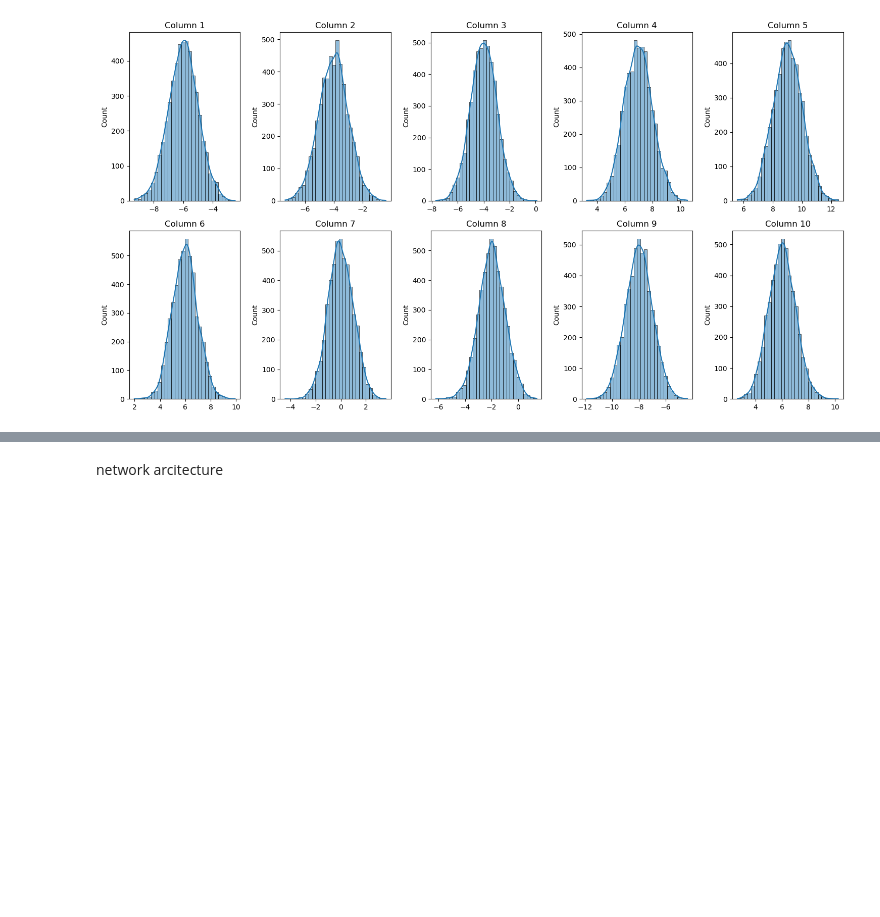
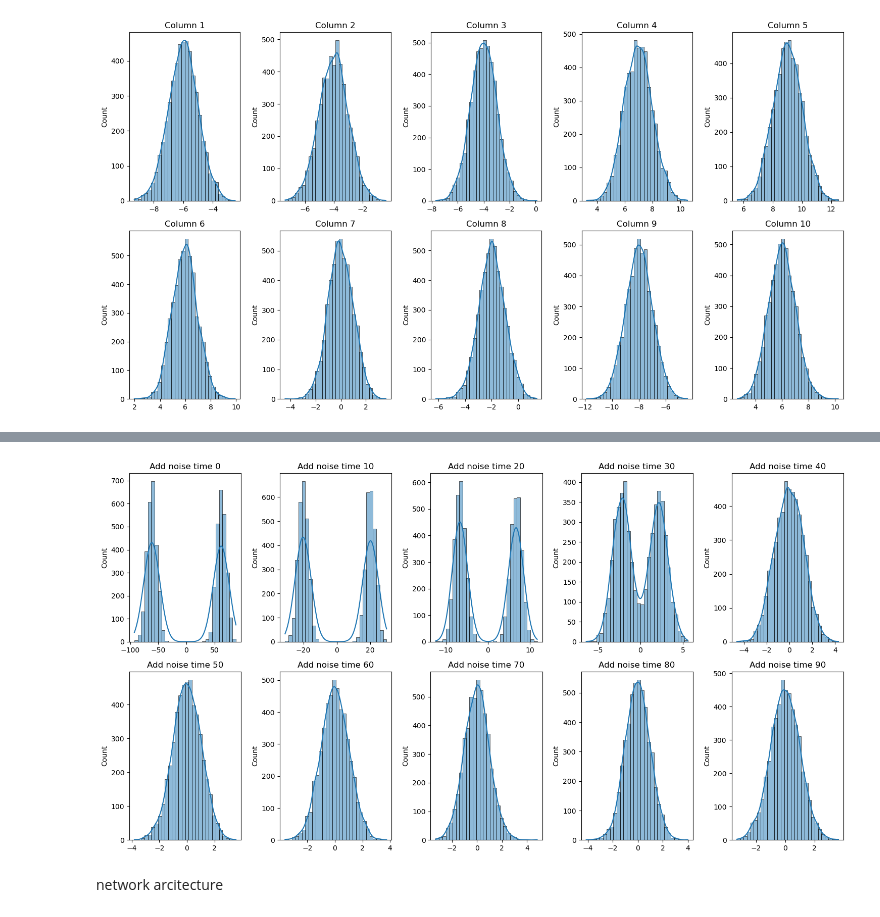
Before and after one commit to miluosi/diffusion-for-learning, a Jupyter notebook: ddpm example.ipynb, the cells around one changed output, grey strips where cells are left out. Drawn from its saved outputs; the diff is of its cells as text; code cells hidden in the pictures; blank space fills up the shorter version.

```diff
--- a/ddpm example.ipynb
+++ b/ddpm example.ipynb
@@ -48,3 +77,20 @@ plt.show()
+# %%
+data2 = np.array(data2)
+alpha_list = [0.8 for i in range(100)]
+
+fig, axes = plt.subplots(2, 5, figsize=(15, 8))
+axes = axes.flatten()
+
+for idx, alpha in enumerate(alpha_list):
+    data2 = np.sqrt(alpha) * data2 + np.sqrt(1-alpha) * np.random.randn(5000)
+    if idx % 10 == 0:
+        sns.histplot(data2, kde=True, bins=30, ax=axes[idx // 10])
+        axes[idx // 10].set_title(f'Add noise time {idx}')
+
+plt.tight_layout()
+plt.show()
+# %% [output]
+[figure, added]
 # %% [markdown]
 network arcitecture
 # %%
```
Also changed, not shown: parts of 3 cells of this notebook.
